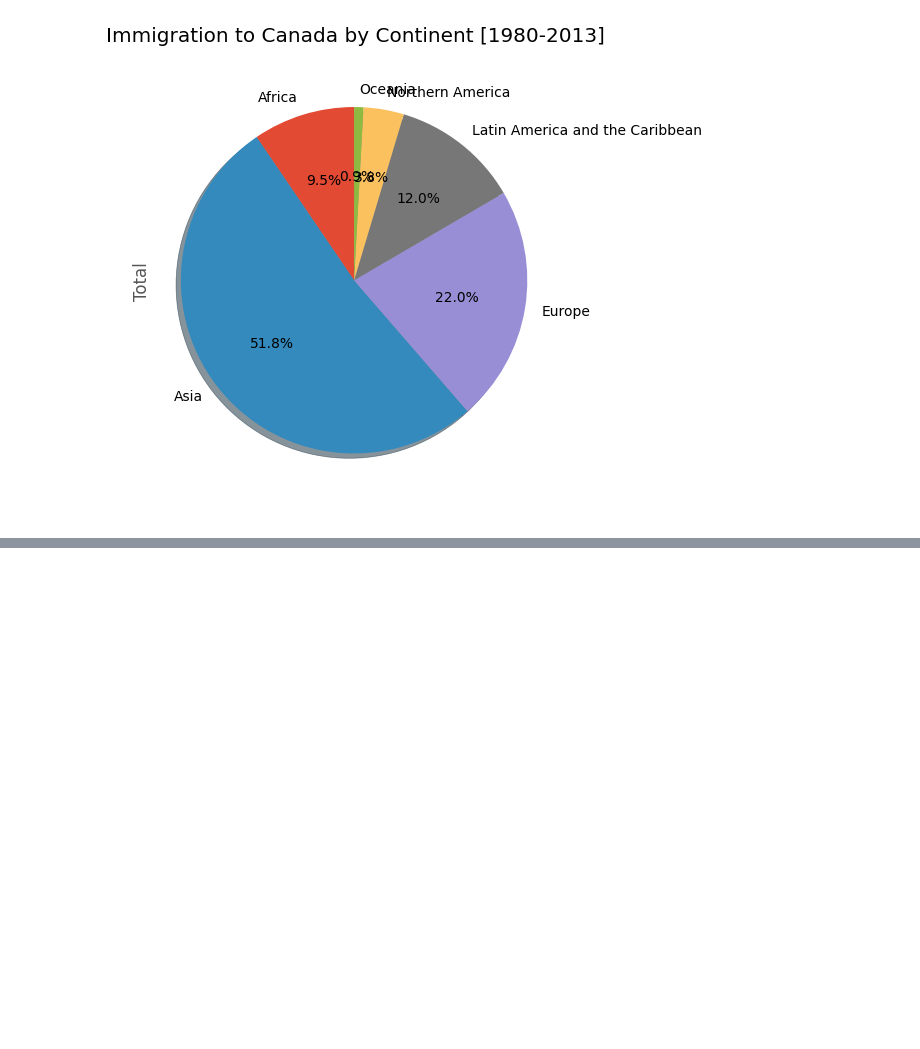
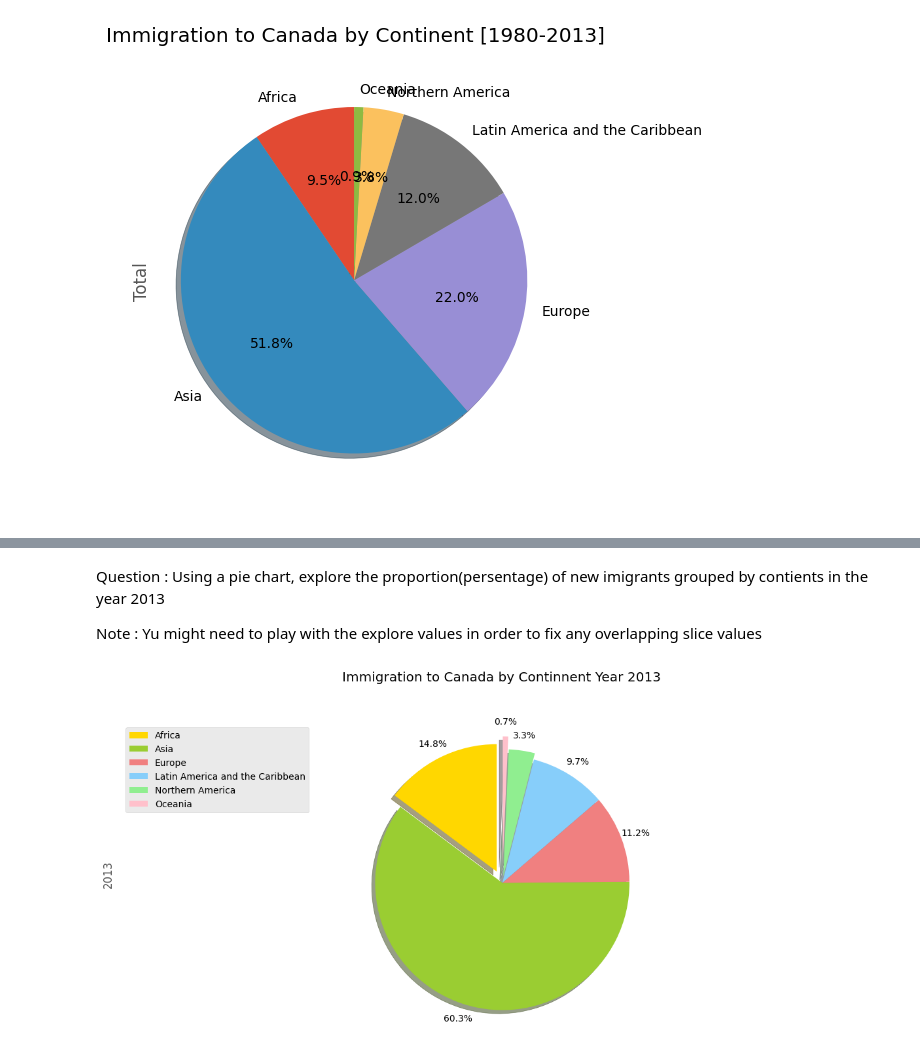
Before and after one commit to kireikharisma/H8_3, a Jupyter notebook: sesi7.ipynb, the cells around one changed output, grey strips where cells are left out. Drawn from its saved outputs; the diff is of its cells as text; code cells hidden in the pictures; blank space fills up the shorter version.

```diff
--- a/sesi7.ipynb
+++ b/sesi7.ipynb
@@ -1640,0 +1670,32 @@ plt.show()
+# %% [markdown]
+Question : Using a pie chart, explore the proportion(persentage) of new imigrants grouped by contients in the year 2013
+
+Note : Yu might need to play with the explore values in order to fix any overlapping slice values
+# %%
+# Answer :
+color_list = ['gold', 'yellowgreen', 'lightcoral', 'lightskyblue', 'lightgreen', 'pink']
+
+explode_list = [0.1, 0, 0, 0, 0.05, 0.15] # ratio for each continent with which to offset each wedge
+
+df_continents['2013'].plot(kind='pie',
+                            figsize=(15, 6),
+                            autopct = '%1.1f%%',
+                            startangle=90,
+                            shadow=True,
+                            labels=None,        # turn off labels on pie chart
+                            pctdistance=1.12,   ## the ratio between the center of each pie slice and the start of the text generated by autopct
+                            colors=color_list,      ## add custom colors
+                            explode = explode_list, ## 'explode' lowest 3 continents
+                            )
+
+# scale the title up by 12% to match pctdistance
+plt.title('Immigration to Canada by Continnent Year 2013', y=1.12)
+
+plt.axis('equal')
+
+## add legend
+plt.legend(labels = df_continents.index, loc='upper left')
+
+plt.show()
+# %% [output]
+[figure, added]
```
Also changed, not shown: parts of 10 cells of this notebook.
